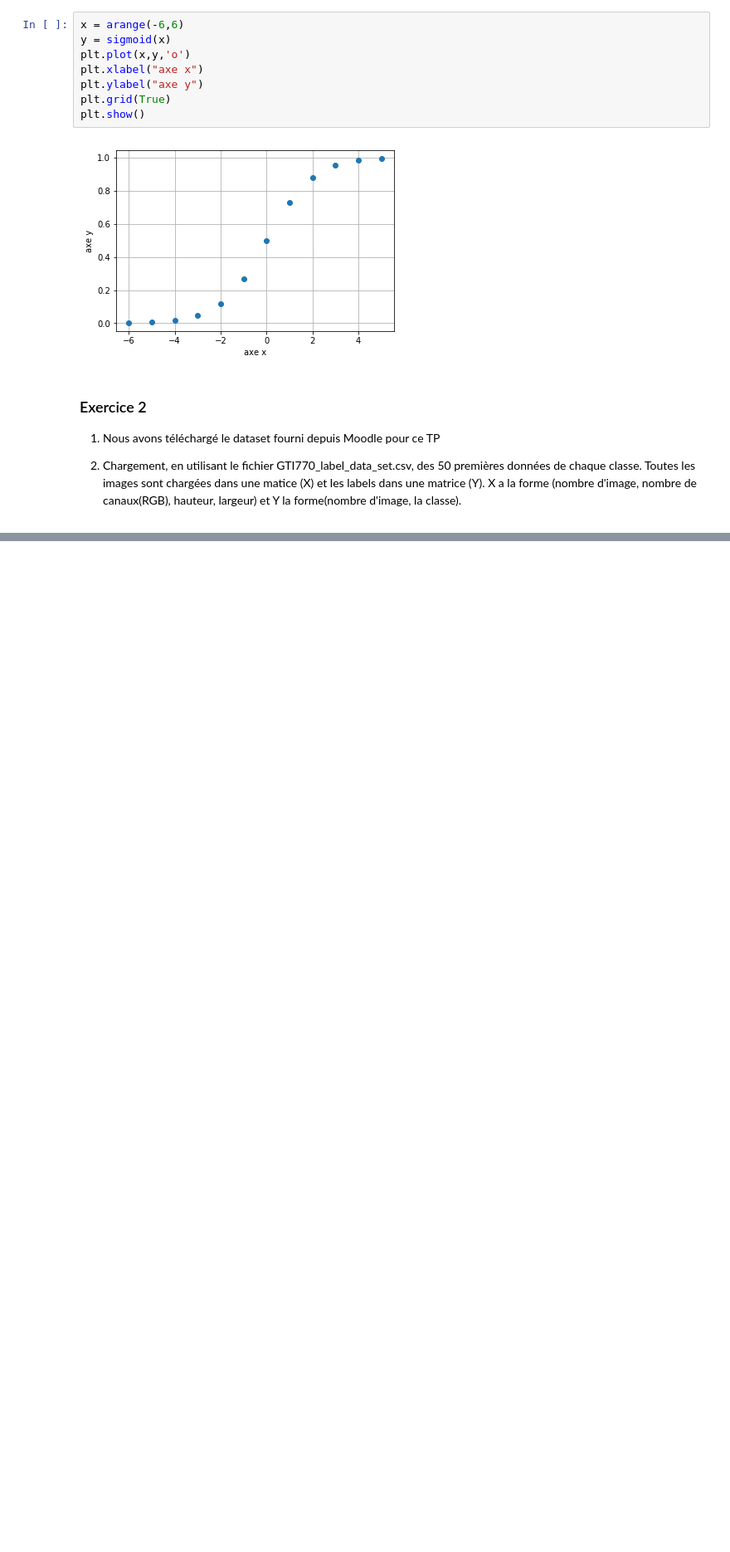
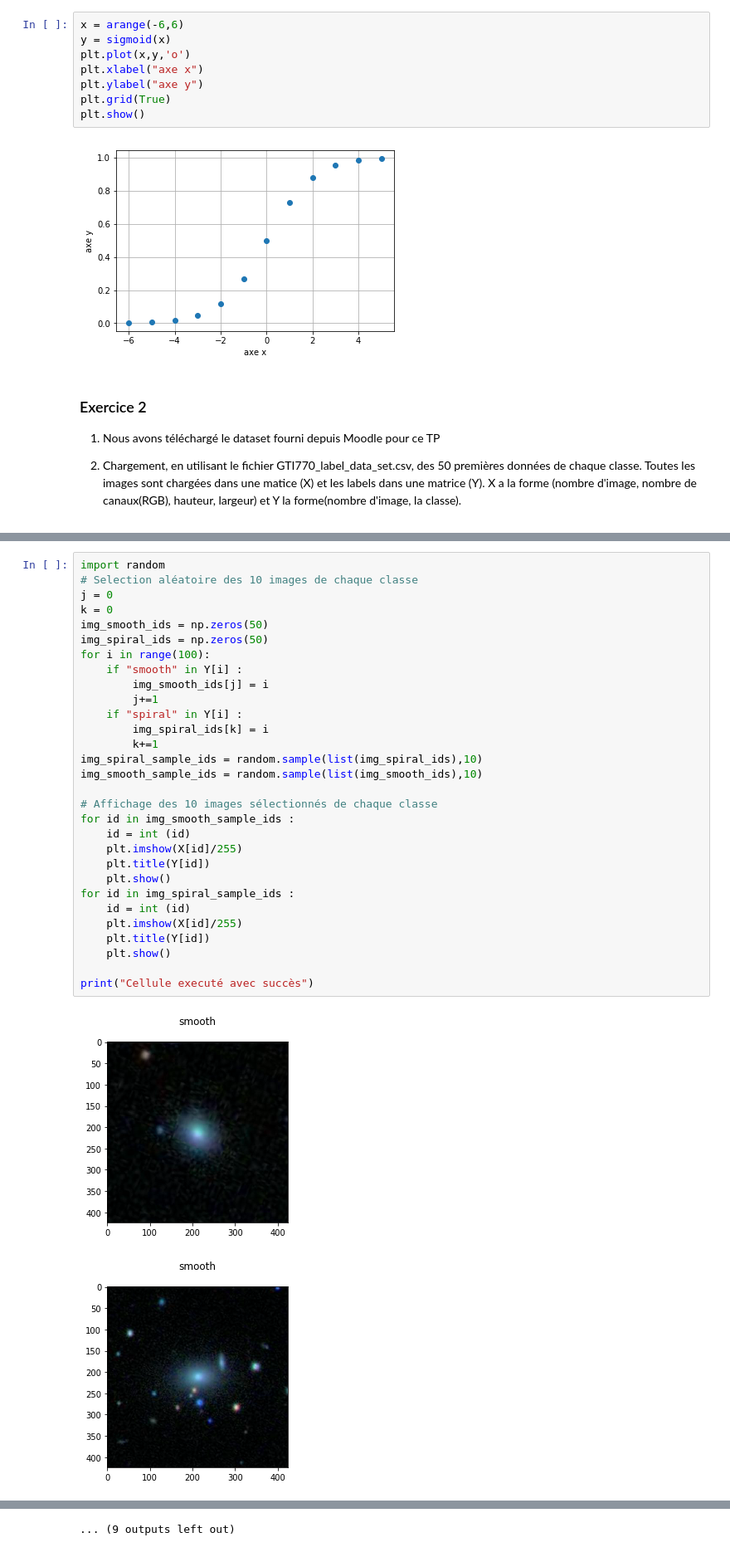
Before and after one commit to uvsq21501832/GIT_DEPOT_GTI770_TP00, a Jupyter notebook: TP00.ipynb, the cells around one changed output, grey strips where cells are left out. Shown at 83% size. Saved outputs shown, nothing was run; the diff lists cells and outputs as text; blank space fills up the shorter version.

```diff
--- a/TP00.ipynb
+++ b/TP00.ipynb
@@ -53,0 +121,33 @@ plt.show()
+# %%
+import random
+# Selection aléatoire des 10 images de chaque classe
+j = 0
+k = 0
+img_smooth_ids = np.zeros(50)
+img_spiral_ids = np.zeros(50)
+for i in range(100):
+    if "smooth" in Y[i] :
+        img_smooth_ids[j] = i
+        j+=1
+    if "spiral" in Y[i] :
+        img_spiral_ids[k] = i
+        k+=1
+img_spiral_sample_ids = random.sample(list(img_spiral_ids),10)
+img_smooth_sample_ids = random.sample(list(img_smooth_ids),10)
+
+# Affichage des 10 images sélectionnés de chaque classe
+for id in img_smooth_sample_ids :
+    id = int (id)
+    plt.imshow(X[id]/255)
+    plt.title(Y[id])
+    plt.show()
+for id in img_spiral_sample_ids :
+    id = int (id)
+    plt.imshow(X[id]/255)
+    plt.title(Y[id])
+    plt.show()
+
+print("Cellule executé avec succès")
+# %% [output]
+[figure, added]
+[figure, added]
@@ -53,0 +164 @@ plt.show()
+... (9 outputs left out)
```
Also changed, not shown: parts of 4 cells of this notebook.
